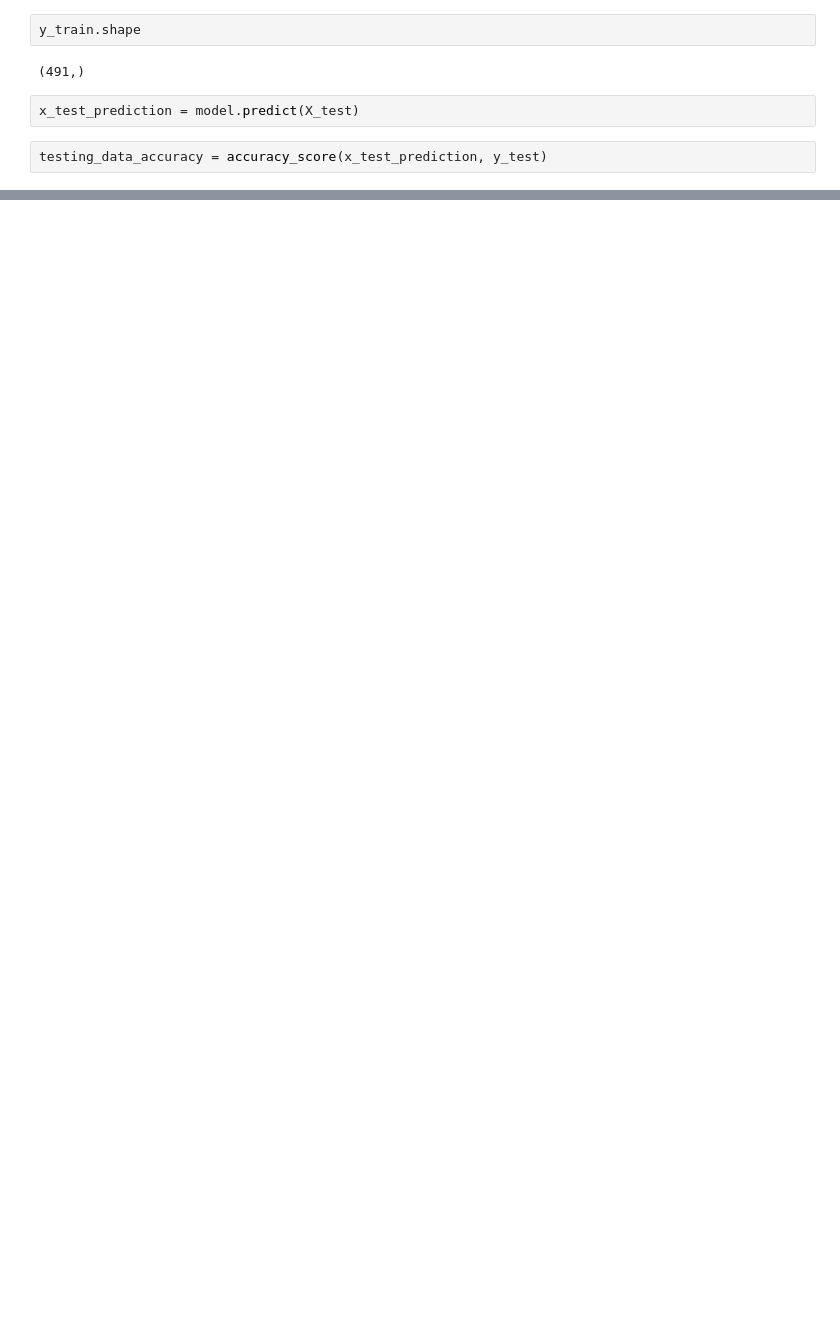
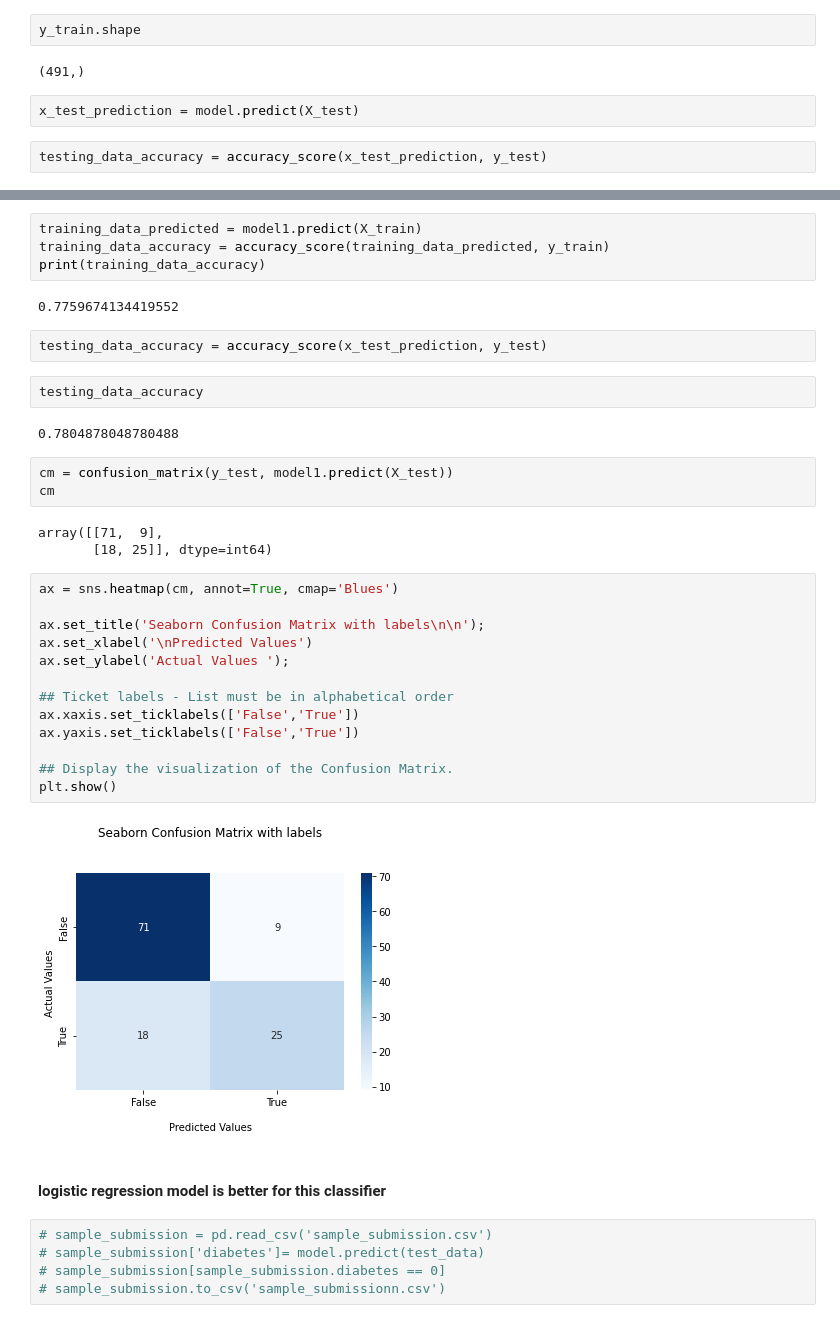
Before and after one commit to brahimsaadii/kaggle_diabetes_competition, a Jupyter notebook: diabetes_competition_kaggle.ipynb, the cells around one changed output, grey strips where cells are left out. Cells and saved outputs as stored; diff of their text form; blank space fills up the shorter version.

```diff
--- a/diabetes_competition_kaggle.ipynb
+++ b/diabetes_competition_kaggle.ipynb
@@ -178,0 +237,40 @@ plt.show()
+# %%
+training_data_predicted = model1.predict(X_train)
+training_data_accuracy = accuracy_score(training_data_predicted, y_train)
+print(training_data_accuracy)
+# %% [output]
+0.7759674134419552
+# %%
+testing_data_accuracy = accuracy_score(x_test_prediction, y_test)
+# %%
+testing_data_accuracy
+# %% [output]
+0.7804878048780488
+# %%
+cm = confusion_matrix(y_test, model1.predict(X_test))
+cm
+# %% [output]
+array([[71,  9],
+       [18, 25]], dtype=int64)
+# %%
+ax = sns.heatmap(cm, annot=True, cmap='Blues')
+
+ax.set_title('Seaborn Confusion Matrix with labels\n\n');
+ax.set_xlabel('\nPredicted Values')
+ax.set_ylabel('Actual Values ');
+
+## Ticket labels - List must be in alphabetical order
+ax.xaxis.set_ticklabels(['False','True'])
+ax.yaxis.set_ticklabels(['False','True'])
+
+## Display the visualization of the Confusion Matrix.
+plt.show()
+# %% [output]
+[figure, added]
+# %% [markdown]
+#### logistic regression model  is better for this classifier
+# %%
+# sample_submission = pd.read_csv('sample_submission.csv')
+# sample_submission['diabetes']= model.predict(test_data)
+# sample_submission[sample_submission.diabetes == 0]
+# sample_submission.to_csv('sample_submissionn.csv')
```
Also changed, not shown: parts of 42 cells of this notebook.
